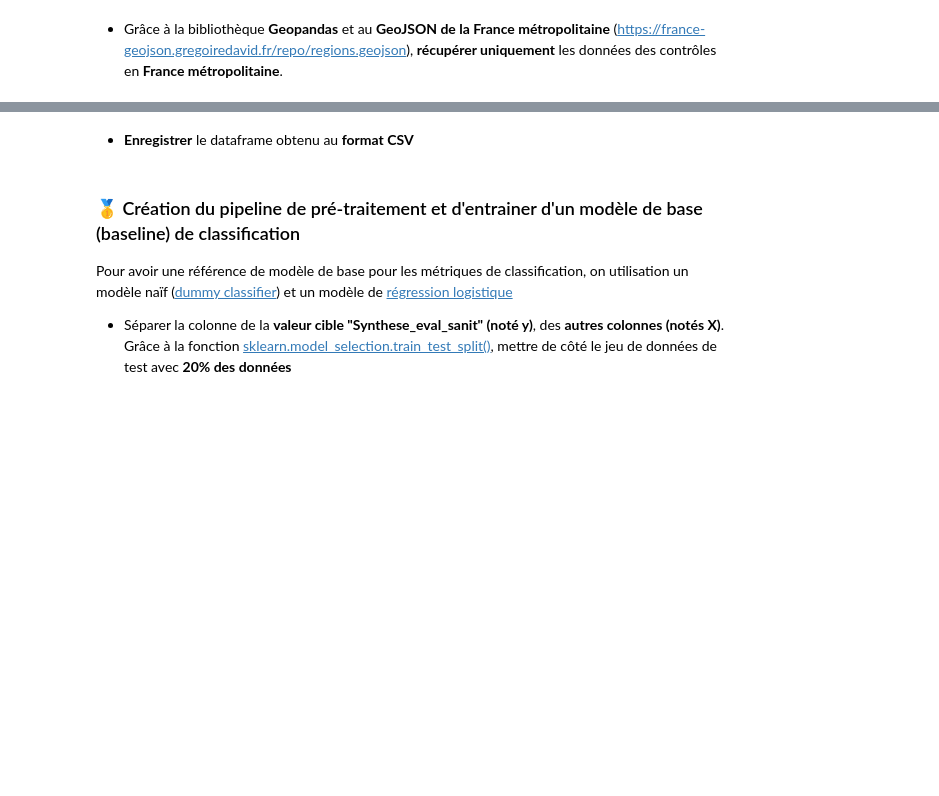
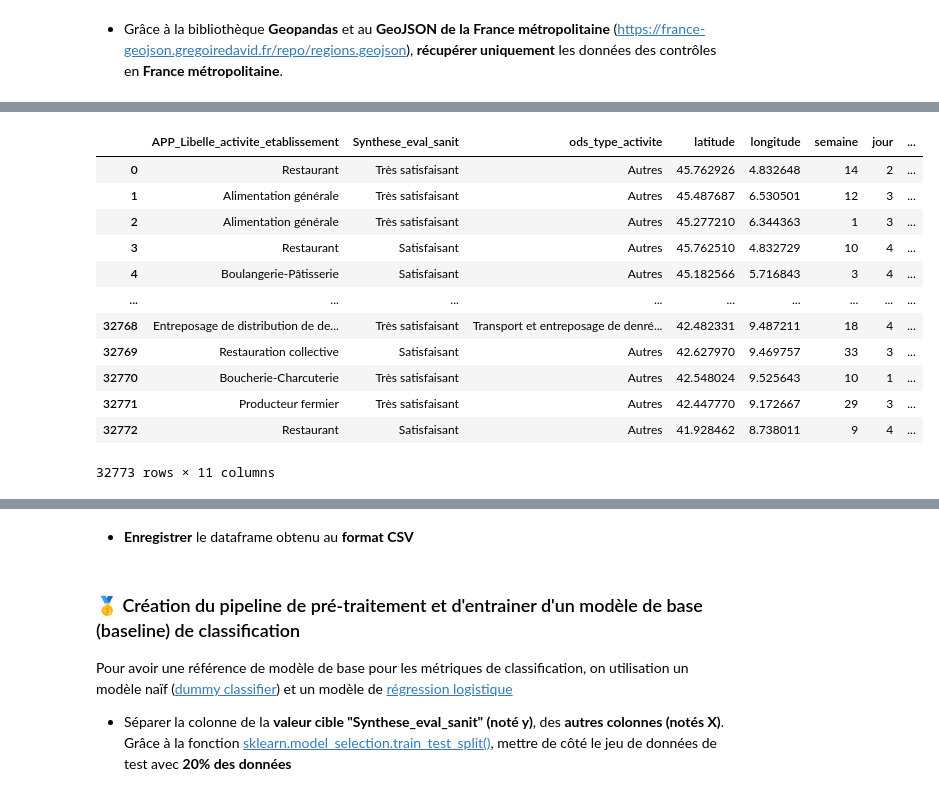
Before and after one commit to Pierre-Loic/Formation-DA-GEM-2022, a Jupyter notebook: Semaine_4_02-01_05-01/Activite_1_classification_corrige.ipynb, the cells around one changed output, grey strips where cells are left out. Cells and saved outputs as stored; diff of their text form; code cells hidden in the pictures; blank space fills up the shorter version.

```diff
--- a/Semaine_4_02-01_05-01/Activite_1_classification_corrige.ipynb
+++ b/Semaine_4_02-01_05-01/Activite_1_classification_corrige.ipynb
@@ -306,3 +345,5 @@ Ressource : https://pandas.pydata.org/docs/reference/api/pandas.Series.dt.isocal
+# %%
+df = df.drop(["Date_inspection"], axis=1)
 # %% [markdown]
 - **Analyser** les données de latitude et de longitude **statistiquement**. **Afficher les données sur une carte** grace à une **carte de chaleur (heatmap)** à l'aide de la bibliothèque **Folium**. **Conclure** sur la présence de **données aberrantes**.
 
@@ -315,0 +388,4 @@ Ressource : https://www.kaggle.com/code/daveianhickey/how-to-folium-for-maps-hea
+# %%
+url_geojson_france = "https://france-geojson.gregoiredavid.fr/repo/regions.geojson"
+france_gdf = geopandas.read_file(url_geojson_france)
+france_gdf
@@ -315,0 +410,22 @@ Ressource : https://www.kaggle.com/code/daveianhickey/how-to-folium-for-maps-hea
+# %%
+france_gdf = france_gdf.drop([9, 10, 11, 12, 13])
+# %%
+gdf = geopandas.GeoDataFrame(df, geometry=geopandas.points_from_xy(df["longitude"], df["latitude"])).set_crs("EPSG:4326")
+# %%
+final_df = geopandas.sjoin(gdf, france_gdf)
+final_df = final_df.reset_index(drop=True)
+final_df
+# %% [output]
+|  | APP_Libelle_activite_etablissement | Synthese_eval_sanit | ods_type_activite | latitude | longitude | semaine | jour | ... |
+| 0 | Restaurant | Très satisfaisant | Autres | 45.762926 | 4.832648 | 14 | 2 | ... |
+| 1 | Alimentation générale | Très satisfaisant | Autres | 45.487687 | 6.530501 | 12 | 3 | ... |
+| 2 | Alimentation générale | Très satisfaisant | Autres | 45.277210 | 6.344363 | 1 | 3 | ... |
+| 3 | Restaurant | Satisfaisant | Autres | 45.762510 | 4.832729 | 10 | 4 | ... |
+| 4 | Boulangerie-Pâtisserie | Satisfaisant | Autres | 45.182566 | 5.716843 | 3 | 4 | ... |
+| ... | ... | ... | ... | ... | ... | ... | ... | ... |
+| 32768 | Entreposage de distribution de de... | Très satisfaisant | Transport et entreposage de denré... | 42.482331 | 9.487211 | 18 | 4 | ... |
+| 32769 | Restauration collective | Satisfaisant | Autres | 42.627970 | 9.469757 | 33 | 3 | ... |
+| 32770 | Boucherie-Charcuterie | Très satisfaisant | Autres | 42.548024 | 9.525643 | 10 | 1 | ... |
+| 32771 | Producteur fermier | Très satisfaisant | Autres | 42.447770 | 9.172667 | 29 | 3 | ... |
+| 32772 | Restaurant | Satisfaisant | Autres | 41.928462 | 8.738011 | 9 | 4 | ... |
+32773 rows × 11 columns
```
Also changed, not shown: parts of 30 cells of this notebook, 2 other files.
